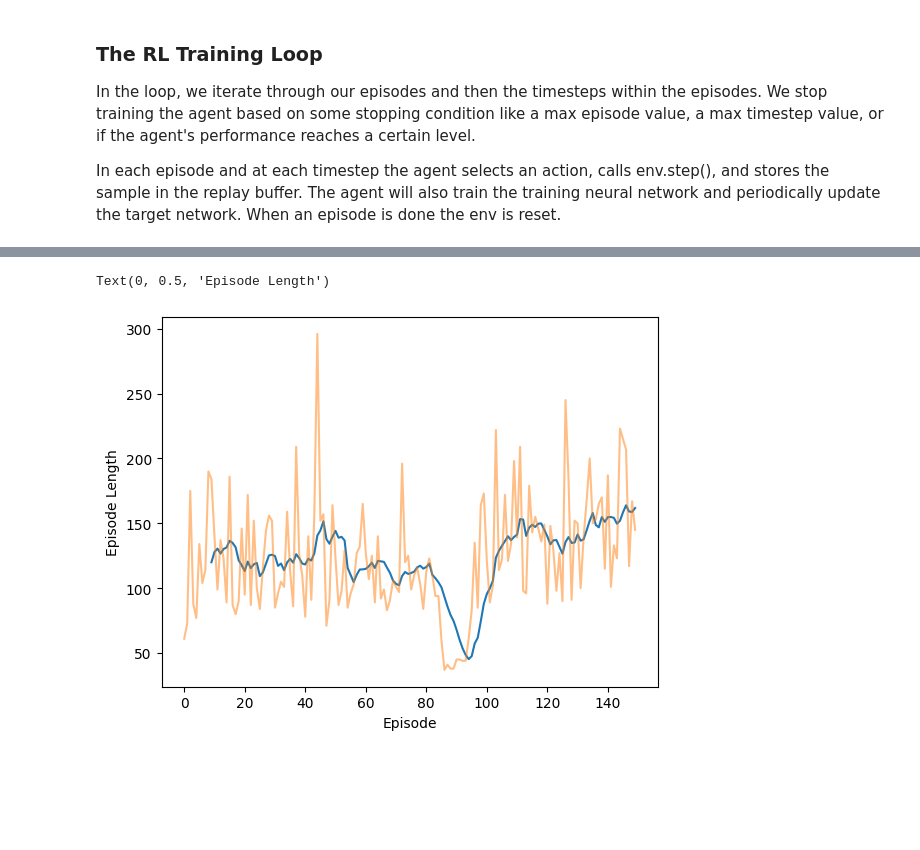
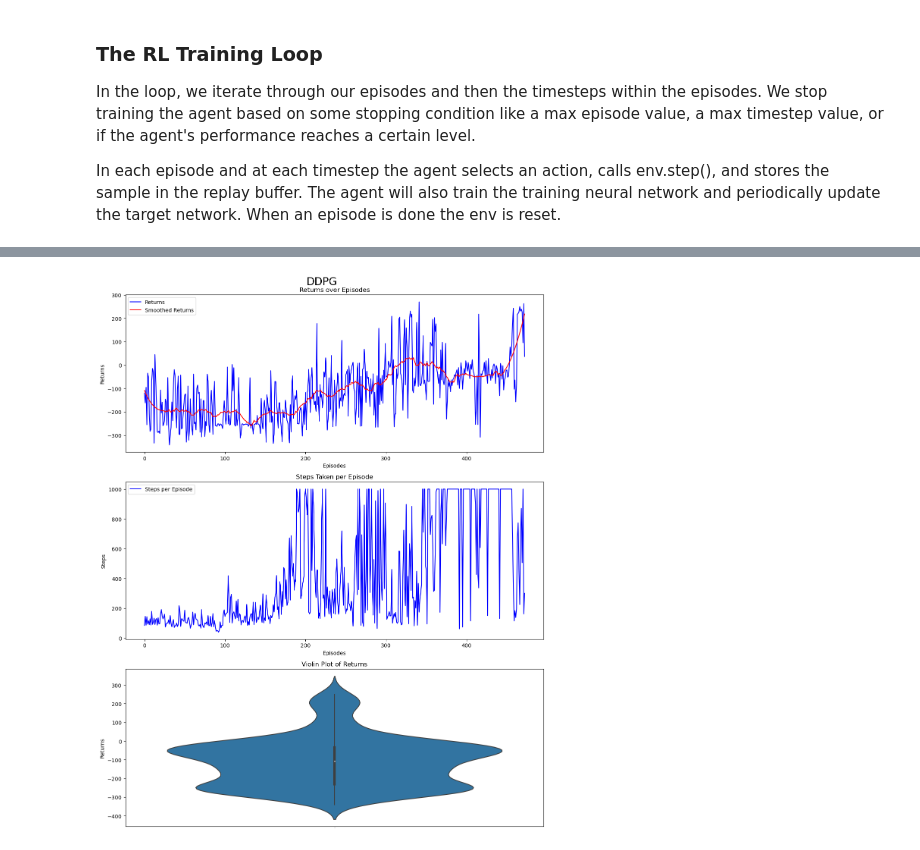
Before and after one commit to DavidAlexanderMoe/Lunar_Lander_DeepRL, a Jupyter notebook: Continuous/DDPG/training_DDPG.ipynb, the cells around one changed output, grey strips where cells are left out. Cells and saved outputs as stored; diff of their text form; code cells hidden in the pictures; blank space fills up the shorter version.

```diff
--- a/Continuous/DDPG/training_DDPG.ipynb
+++ b/Continuous/DDPG/training_DDPG.ipynb
@@ -26,12 +24,16 @@ if torch.cuda.is_available():
     torch.cuda.manual_seed(seed)
     torch.cuda.manual_seed_all(seed)
 
+# create replay buffer
+replay_size = 50000 # size of replay buffer
+replay_buffer = ReplayBuffer(max_size=replay_size)
+
 # target update hyperparameters
 start_training_after = 10001 # start training NN after this many timesteps
 update_target_every = 1 # update target network every this steps
 tau = 0.001
 
-episodes = 150
+episodes = 500
 discount = 0.99
 batch_size = 32
 exploration_noise = 0.1
@@ -64,7 +66,7 @@ episode_length = 0
 stats_actor_loss, stats_critic_loss = [], []
 
 for ep in range(episodes):
-    state, _ = env.reset()
+    state = env.reset()
 
     # stopping condition for training if agent reaches the amount of reward
     if len(stats_rewards_list) > stats_every and np.mean(stats_rewards_list[-stats_every:],axis=0)[1] > 190:
@@ -80,7 +82,7 @@ for ep in range(episodes):
         action = agent.act(state)
 
         # enter action into the env
-        next_state, reward, done, _, _ = env.step(action)
+        next_state, reward, done, _ = env.step(action)
         total_reward += reward
         episode_length += 1
         # end episode early
@@ -88,11 +90,12 @@ for ep in range(episodes):
             done = 1
 
         # add experience to replay buffer
-        agent.remember(state, action, reward, next_state, done)
+        # agent.remember(state, action, reward, next_state, done)
+        replay_buffer.add((state, next_state, action, reward*reward_scale, done))
 
         # train the agent
         if timesteps >= start_training_after:
-            actor_loss, critic_loss = agent.train(batch_size)
+            actor_loss, critic_loss = agent.train(replay_buffer, batch_size)
             stats_actor_loss.append(actor_loss)
             stats_critic_loss.append(critic_loss)
             agent.update_target_network_soft(timesteps, update_target_every)
@@ -140,9 +136,47 @@ Text(0, 0.5, 'Episode Reward')
-# %%
-# plot episode lengths
-plt.plot(episode[-len(cum_l):], cum_l)
-plt.plot(episode, l, alpha=0.5)
-plt.xlabel('Episode')
-plt.ylabel('Episode Length')
-# %% [output]
-Text(0, 0.5, 'Episode Length')
-[figure, removed]
+# %%
+# plot stats
+def get_running_stat(stat, stat_len):
+    cum_sum = np.cumsum(np.insert(stat, 0, 0))
+    return (cum_sum[stat_len:] - cum_sum[:-stat_len]) / stat_len
+
+episode, returns, l = np.array(stats_rewards_list).T
+cum_r = get_running_stat(reward, 10)
+cum_l = get_running_stat(l, 10)
+
+
+# Determine the window length based on the size of the data
+window_length = min(50, len(returns))
+
+# Apply Savitzky-Golay filter
+smoothed_returns = savgol_filter(returns, window_length=window_length, polyorder=3)
+# MA = pd.Series(returns).rolling(window=100).mean()
+
+# Create a figure and a set of subplots
+fig, axs = plt.subplots(3, 1, figsize=(12, 15))
+
+# Plot returns and smoothed returns
+sns.lineplot(data=returns, label='Returns', color='blue', ax=axs[0])
+sns.lineplot(data=smoothed_returns, label='Smoothed Returns', color='red', ax=axs[0])
+# sns.lineplot(data=MA, label='Smoothed Returns', color='red', ax=axs[0])
+axs[0].set_ylabel('Returns')
+axs[0].set_xlabel('Episodes')
+axs[0].set_title('Returns over Episodes')
+axs[0].legend()
+
+# Plot steps taken per episode
+sns.lineplot(x=episode, y=l, label='Steps per Episode', color='blue', ax=axs[1])
+axs[1].set_ylabel('Steps')
+axs[1].set_xlabel('Episodes')
+axs[1].set_title('Steps Taken per Episode')
+axs[1].legend()
+
+# Plot violin plot of returns
+sns.violinplot(y=returns, ax=axs[2])
+axs[2].set_ylabel('Returns')
+axs[2].set_title('Violin Plot of Returns')
+
+plt.suptitle('DDPG', fontsize=20)
+plt.tight_layout()
+plt.show()
+# %% [output]
+[figure, added]
```
Also changed, not shown: parts of 3 cells of this notebook, 13 other files.
